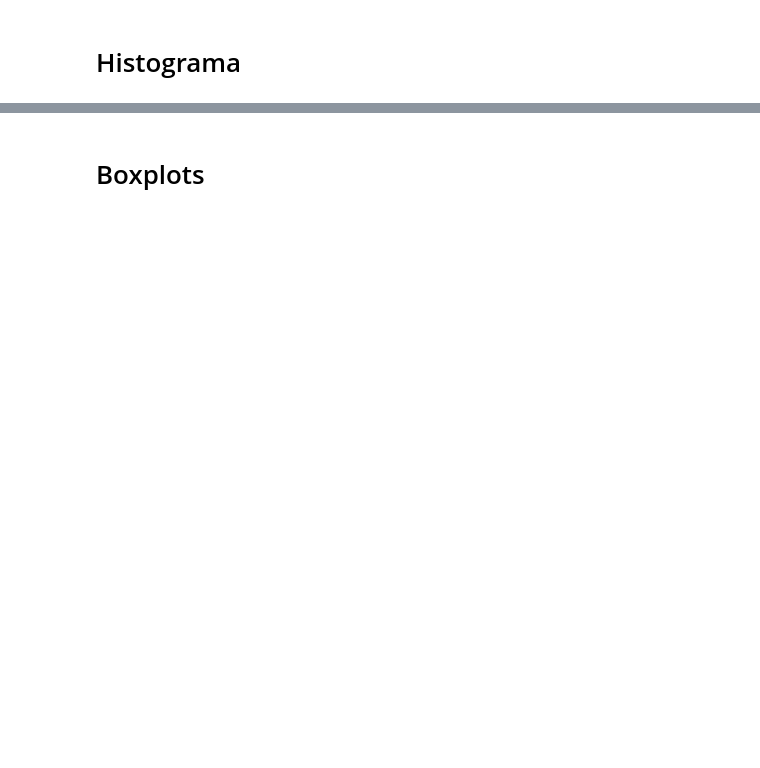
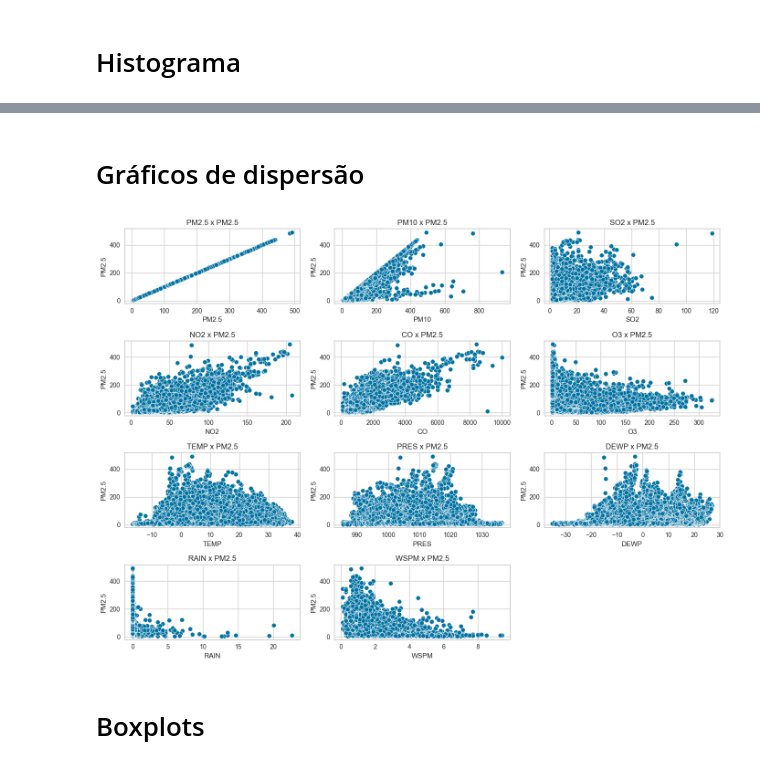
Before and after one commit to yagoschnorr/air-quality-analysis, a Jupyter notebook: analysis.ipynb, the cells around one changed output, grey strips where cells are left out. Saved outputs shown, nothing was run; the diff lists cells and outputs as text; code cells hidden in the pictures; blank space fills up the shorter version.

```diff
--- a/analysis.ipynb
+++ b/analysis.ipynb
@@ -179,3 +179,20 @@ plt.show()
+# %% [markdown]
+# Gráficos de dispersão
+# %%
+fig, ax = plt.subplots(nrows=4, ncols=3, figsize=(14,10))
+ax = ax.flatten()
+
+cols = df_2016_num.columns
+
+for i, col in enumerate(cols):
+    sns.scatterplot(x=df_2016_num[col], y=df_2016_num['PM2.5'], ax=ax[i])
+    ax[i].set_title(f'{col} x PM2.5')
+
+plt.delaxes()
+plt.tight_layout()
+plt.show()
+# %% [output]
+[figure, added]
 # %% [markdown]
 # Boxplots
 # %%
```
Also changed, not shown: parts of 14 cells of this notebook.
